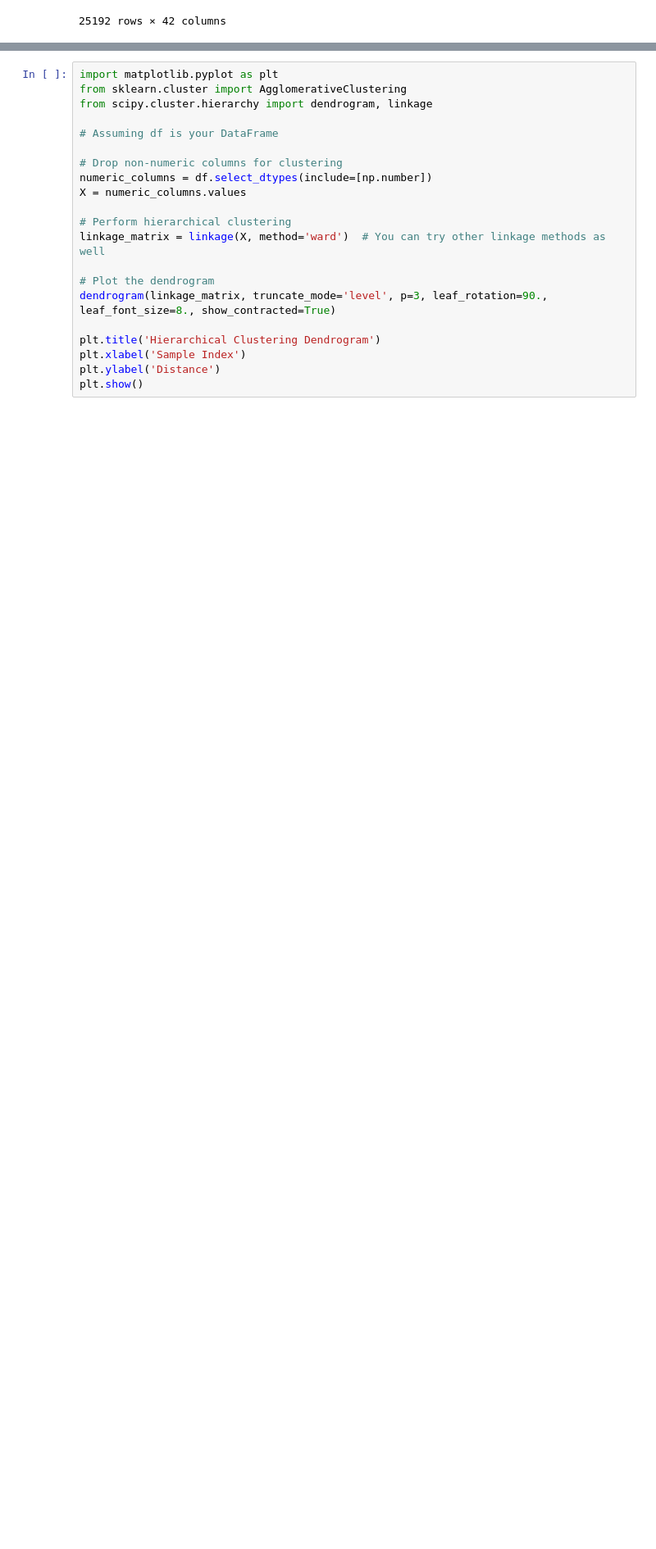
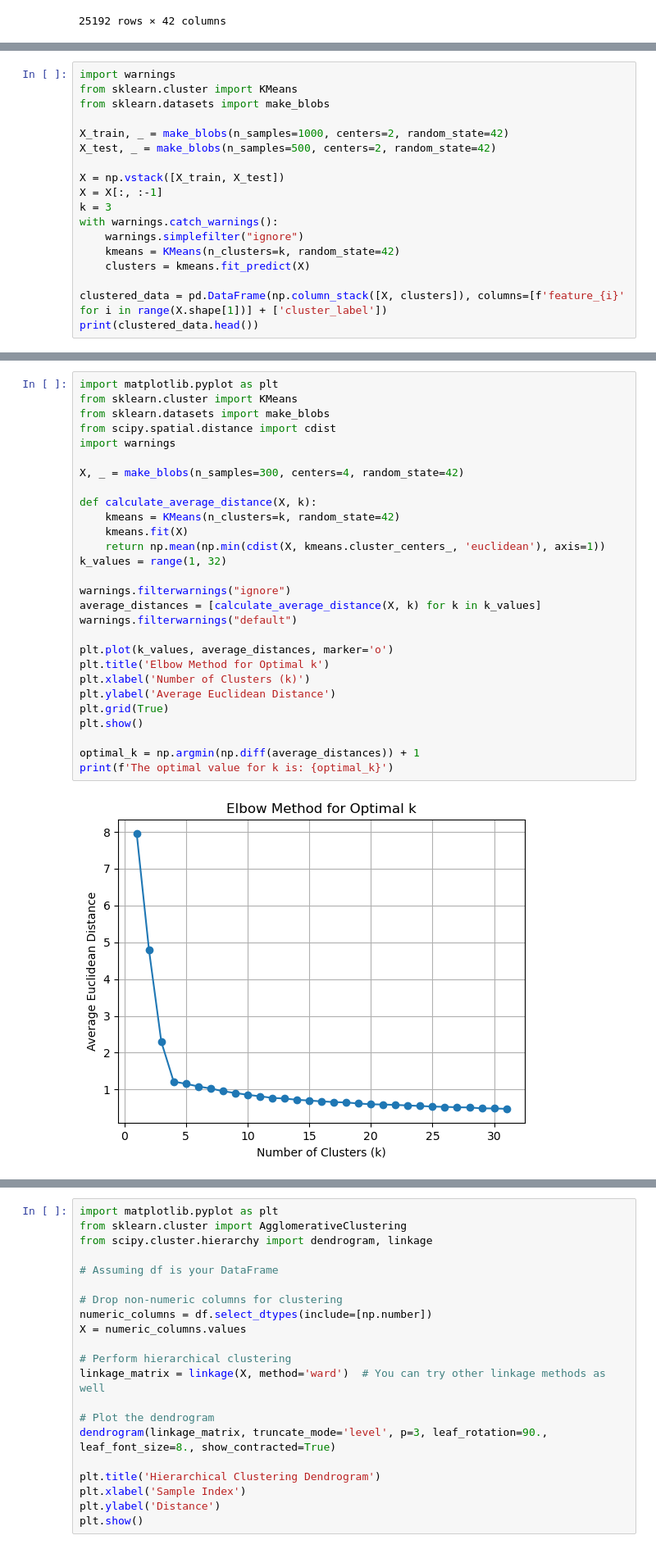
Before and after one commit to Sanjana23chowdary/lab9-10, a Jupyter notebook: ml_lab9-10_cse21131.ipynb, the cells around one changed output, grey strips where cells are left out. Shown at 82% size. Saved outputs shown, nothing was run; the diff lists cells and outputs as text; blank space fills up the shorter version.

```diff
--- a/ml_lab9-10_cse21131.ipynb
+++ b/ml_lab9-10_cse21131.ipynb
@@ -20,0 +23,18 @@ df
+# %%
+import warnings
+from sklearn.cluster import KMeans
+from sklearn.datasets import make_blobs
+
+X_train, _ = make_blobs(n_samples=1000, centers=2, random_state=42)
+X_test, _ = make_blobs(n_samples=500, centers=2, random_state=42)
+
+X = np.vstack([X_train, X_test])
+X = X[:, :-1]
+k = 3
+with warnings.catch_warnings():
+    warnings.simplefilter("ignore")
+    kmeans = KMeans(n_clusters=k, random_state=42)
+    clusters = kmeans.fit_predict(X)
+
+clustered_data = pd.DataFrame(np.column_stack([X, clusters]), columns=[f'feature_{i}' for i in range(X.shape[1])] + ['cluster_label'])
+print(clustered_data.head())
@@ -20,0 +50,30 @@ df
+# %%
+import matplotlib.pyplot as plt
+from sklearn.cluster import KMeans
+from sklearn.datasets import make_blobs
+from scipy.spatial.distance import cdist
+import warnings
+
+X, _ = make_blobs(n_samples=300, centers=4, random_state=42)
+
+def calculate_average_distance(X, k):
+    kmeans = KMeans(n_clusters=k, random_state=42)
+    kmeans.fit(X)
+    return np.mean(np.min(cdist(X, kmeans.cluster_centers_, 'euclidean'), axis=1))
+k_values = range(1, 32)
+
+warnings.filterwarnings("ignore")
+average_distances = [calculate_average_distance(X, k) for k in k_values]
+warnings.filterwarnings("default")
+
+plt.plot(k_values, average_distances, marker='o')
+plt.title('Elbow Method for Optimal k')
+plt.xlabel('Number of Clusters (k)')
+plt.ylabel('Average Euclidean Distance')
+plt.grid(True)
+plt.show()
+
+optimal_k = np.argmin(np.diff(average_distances)) + 1
+print(f'The optimal value for k is: {optimal_k}')
+# %% [output]
+[figure, added]
```
Also changed, not shown: parts of 10 cells of this notebook.
